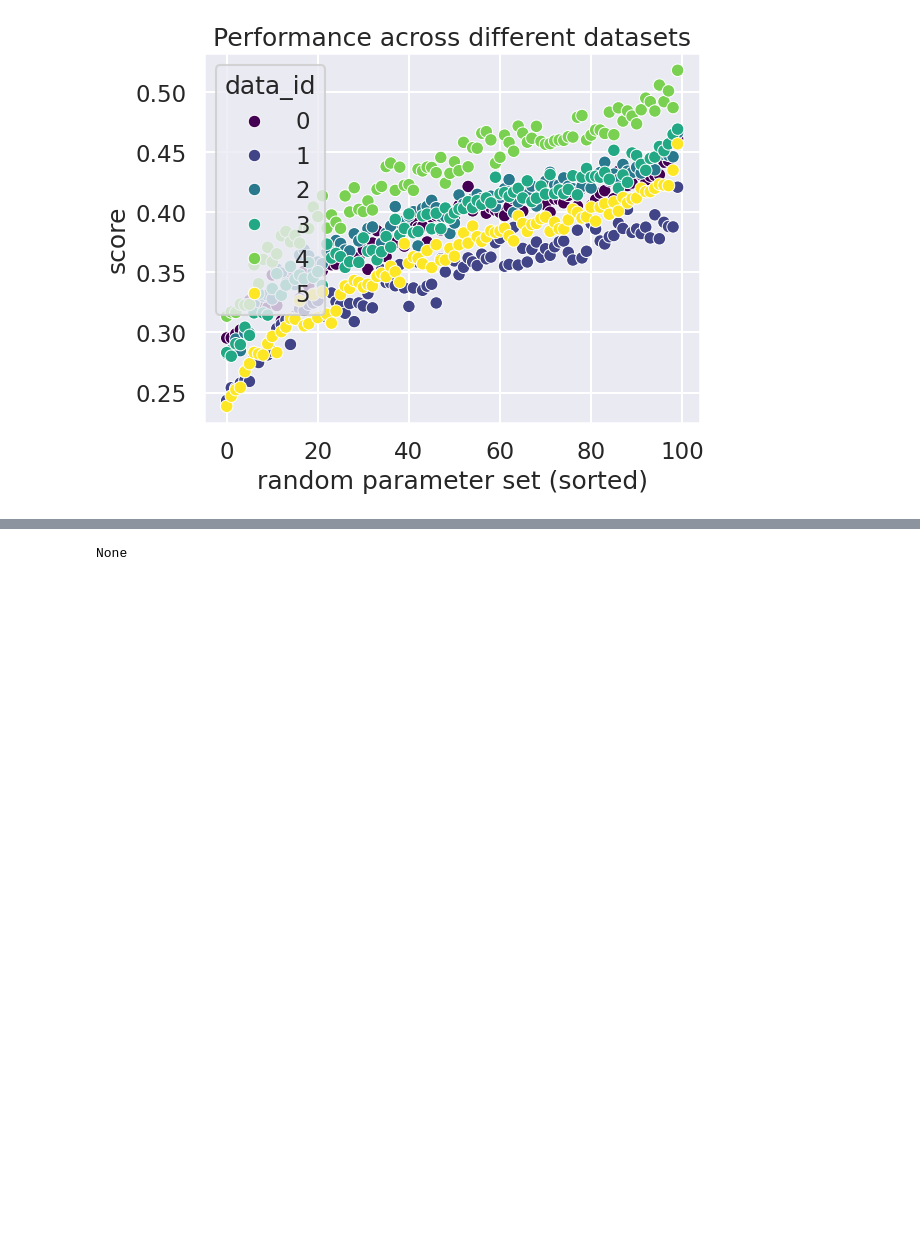
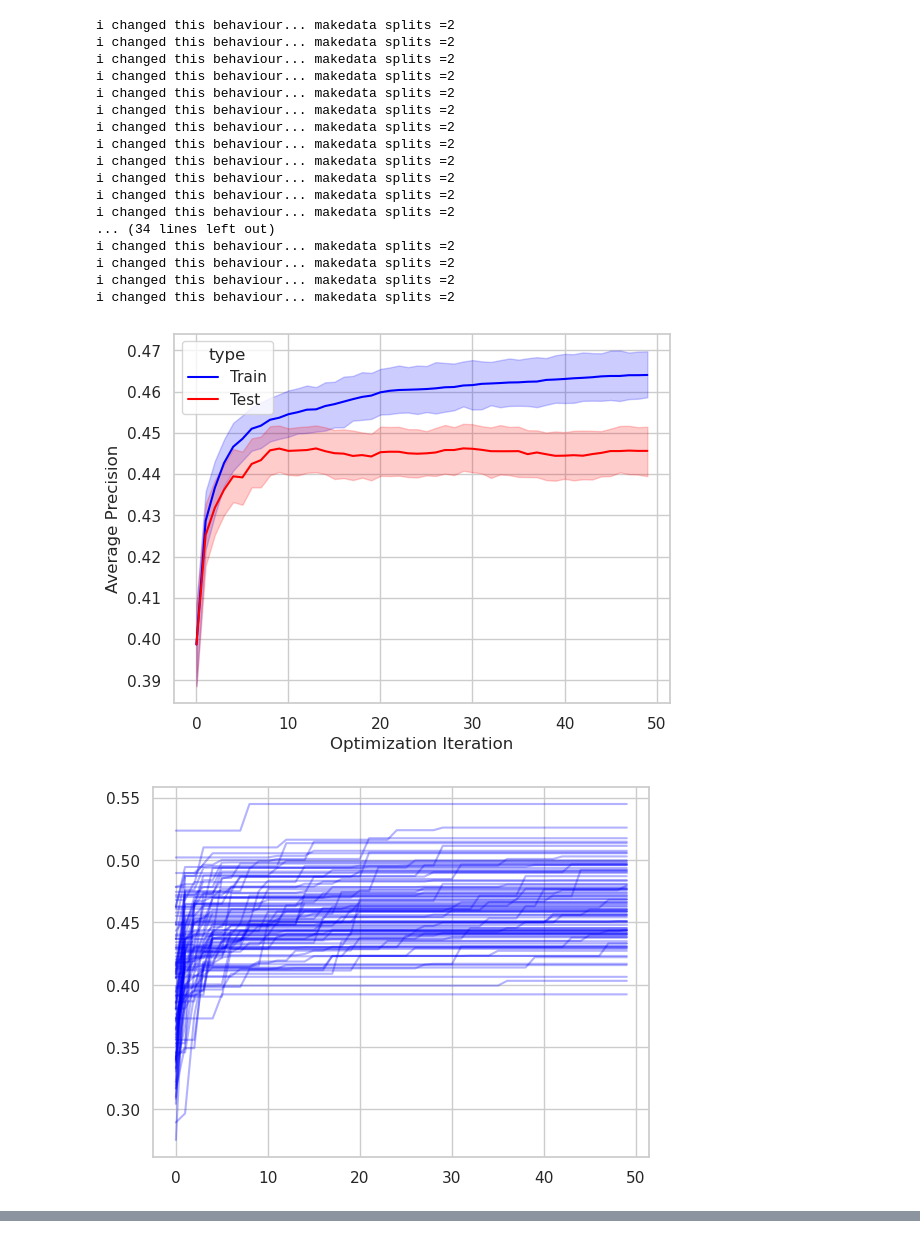
Before and after one commit to smautner/pig, a Jupyter notebook: yoda/scripts/OPTIMIZATION.ipynb, the cells around one changed output, grey strips where cells are left out. Saved outputs shown, nothing was run; the diff lists cells and outputs as text; code cells hidden in the pictures; blank space fills up the shorter version.

Commit message:
recreation of the overfit plot, more stats report about clans

```diff
--- a/yoda/scripts/OPTIMIZATION.ipynb
+++ b/yoda/scripts/OPTIMIZATION.ipynb
@@ -105,6 +117,27 @@ mean    0.480094
 # %%
-
-r = oh.overfit_plot(100,6)
-r2 = oh.oldplot(r)
+%%time
+# r = oh.overfit_plot(10,2)
+# r2 = oh.oldplot(r)
+# HERE WE MAKE THE OVERFIT PLOT
+r = oh.overfit_data_new(50,50)
+ax =  oh.newplot(r)
 # %% [output]
+i changed this behaviour... makedata splits =2
+i changed this behaviour... makedata splits =2
+i changed this behaviour... makedata splits =2
+i changed this behaviour... makedata splits =2
+i changed this behaviour... makedata splits =2
+i changed this behaviour... makedata splits =2
+i changed this behaviour... makedata splits =2
+i changed this behaviour... makedata splits =2
+i changed this behaviour... makedata splits =2
+i changed this behaviour... makedata splits =2
+i changed this behaviour... makedata splits =2
+i changed this behaviour... makedata splits =2
+... (34 lines left out)
+i changed this behaviour... makedata splits =2
+i changed this behaviour... makedata splits =2
+i changed this behaviour... makedata splits =2
+i changed this behaviour... makedata splits =2
-[figure, old version]
+[figure, new version]
+[figure, added]
@@ -111,4 +146,0 @@ r2 = oh.oldplot(r)
-# %%
-print(r2)
-# %% [output]
-None
```
Also changed, not shown: parts of 29 cells of this notebook, 6 other files.
